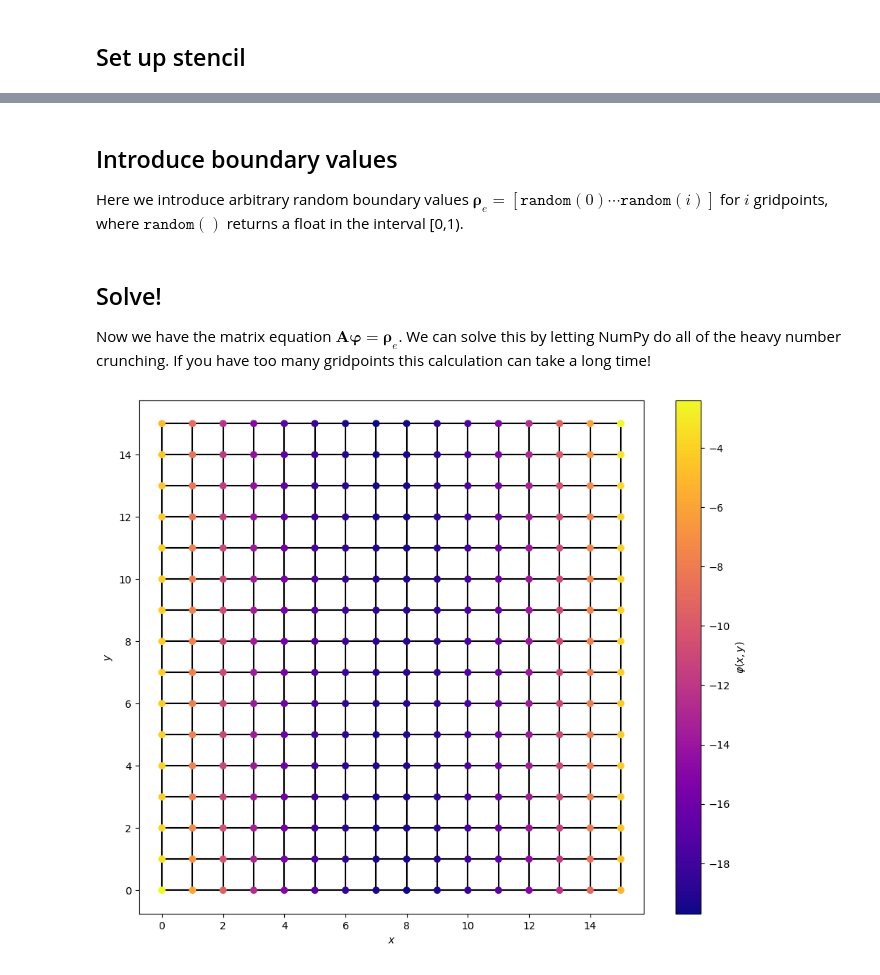
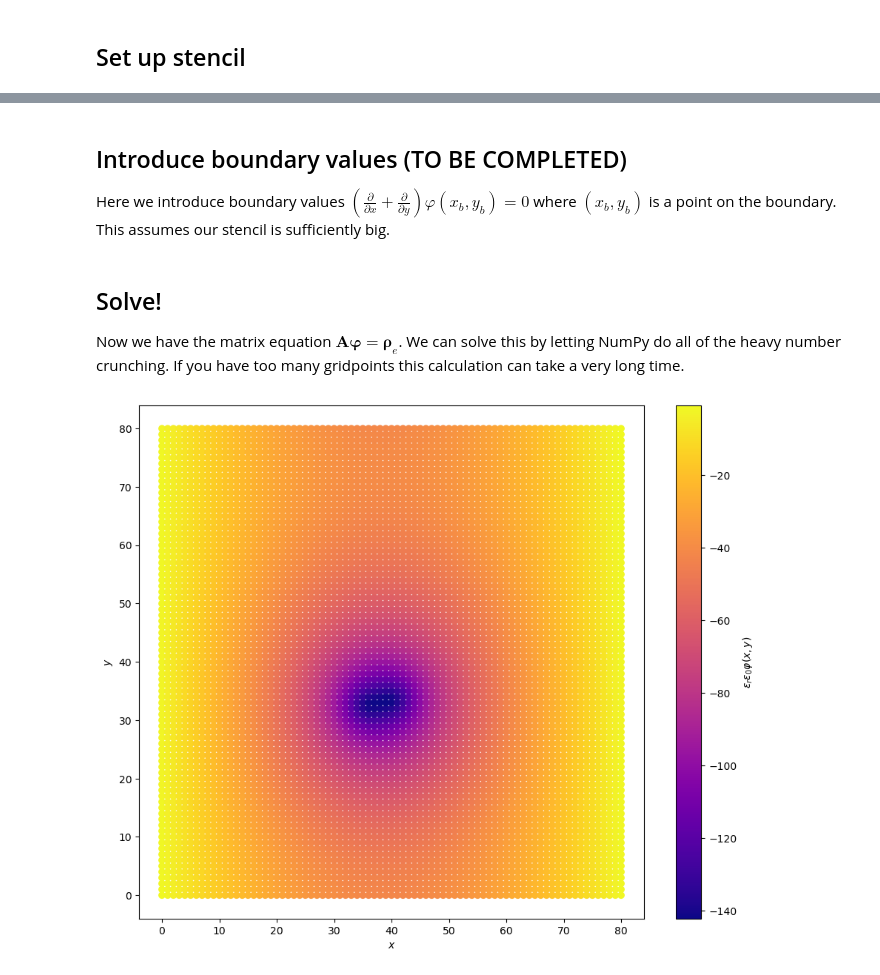
Before and after one commit to jaketanderson/poisson-boltzmann, a Jupyter notebook: poisson.ipynb, the cells around one changed output, grey strips where cells are left out. Drawn from its saved outputs; the diff is of its cells as text; code cells hidden in the pictures.

Commit message:
Derivation and improved matrix

```diff
--- a/poisson.ipynb
+++ b/poisson.ipynb
@@ -9,7 +9,7 @@ $$\left(\frac{\partial^2}{\partial x^2} + \frac{\partial^2}{\partial y^2}\right)
 # %% [markdown]
 ## Set up stencil
 # %%
-stencil_dimensions = ((0,15), (0,15))
+stencil_dimensions = ((0,80), (0,80))
 grid_spacing = 1
 
 fig = plt.figure(figsize=(11,9))
@@ -22,9 +22,13 @@ for yval in yvals:
 
 # This arbitrary charge distribution could come from a molecule, but here it is simply two Gaussians
 def arbitrary_charge_distribution(x,y):
-    gauss1 = 10*np.exp((-(x-5)**2)/2-((y-4)**2)/2)
-    gauss2 = 5*np.exp((-(x-7)**2)/8-((y-8)**2)/8)
-    return 0.1 - gauss1 - gauss2
+
+    sigma_x = 1.5
+    sigma_y = 1.5
+
+    gauss1 = 10*np.exp((-(x-35.5)**2)/(2*sigma_x**2)-((y-32.5)**2)/(2*sigma_y**2))
+    gauss2 = 10*np.exp((-(x-40.5)**2)/(2*sigma_x**2)-((y-33.5)**2)/(2*sigma_y**2))
+    return 0 - gauss1 - gauss2
 
 gridpoints = []
 for x in xvals:
@@ -83,4 +97,4 @@ plt.show()
 # %% [markdown]
-## Introduce boundary values
-Here we introduce arbitrary random boundary values $\boldsymbol{\rho}_e=\left[\texttt{random}(0)\cdots \texttt{random}(i)\right]$ for $i$ gridpoints, where $\texttt{random}()$ returns a float in the interval [0,1).
+## Introduce boundary values (TO BE COMPLETED)
+Here we introduce boundary values $\left(\frac{\partial}{\partial x}+\frac{\partial}{\partial y}\right)\varphi(x_{b},y_{b})=0$ where $(x_b,y_b)$ is a point on the boundary. This assumes our stencil is sufficiently big.
 # %%
@@ -89,31 +103,42 @@ rho = [rng.random() for _ in range(0,J*L)]
 # %% [markdown]
 ## Solve!
-Now we have the matrix equation $\mathbf{A}\boldsymbol{\varphi}=\boldsymbol{\rho}_e$. We can solve this by letting NumPy do all of the heavy number crunching. If you have too many gridpoints this calculation can take a long time!
+Now we have the matrix equation $\mathbf{A}\boldsymbol{\varphi}=\boldsymbol{\rho}_e$. We can solve this by letting NumPy do all of the heavy number crunching. If you have too many gridpoints this calculation can take a very long time.
 # %%
 # We use np.linalg.solve to solve the matrix equation
-phi = np.linalg.solve(A,rho)
+rho = [gridpoint[2] for gridpoint in gridpoints]
+phi = -np.linalg.solve(A,rho)
 
 # Plot phi
 fig = plt.figure(figsize=(11,9))
 xvals = np.arange(stencil_dimensions[0][0], stencil_dimensions[0][1]+grid_spacing, grid_spacing)
 yvals = np.arange(stencil_dimensions[1][0], stencil_dimensions[1][1]+grid_spacing, grid_spacing)
 for xval in xvals:
     plt.vlines(xval, ymin=min(stencil_dimensions[1]), ymax=max(stencil_dimensions[1]), color='black')
 for yval in yvals:
     plt.hlines(yval, xmin=min(stencil_dimensions[0]), xmax=max(stencil_dimensions[0]), color='black')
+
+#phi = np.reshape(phi, (J, L))
 plt.scatter([gridpoint[0] for gridpoint in gridpoints], [gridpoint[1] for gridpoint in gridpoints], c=phi, cmap="plasma", zorder=10)
+
+# minimum = min(phi)
+# for i in range(0, len(gridpoints)):
+#     if phi[i] == minimum:
+#         plt.scatter(gridpoints[i][0], gridpoints[i][1], color='green', marker='*', zorder=15)
+
 cbar = plt.colorbar()
-cbar.set_label(r"$\varphi(x,y)$")
+cbar.set_label(r"$\epsilon_r\epsilon_0\varphi(x,y)$")
 plt.xlabel(r"$x$")
 plt.ylabel(r"$y$")
 fig.show()
 
 # Reshape phi so that it is a 2D matrix, going from phi(i) where i is a gridpoint to phi(x,y)
-phi = np.reshape(phi, (J, L))
+#phi = np.reshape(phi, (J, L))
 
 # Optionally print phi(x,y)
 print_phi = False
 if print_phi:
     print(phi)
+
+# Why is it not zero evenly along the boundary, just along min(x) and max(x)? Likely because I didn't set any boundary conditions :)
 # %% [output]
-[figure, old version]
+[figure, new version]
```
Also changed, not shown: parts of 5 cells of this notebook.
